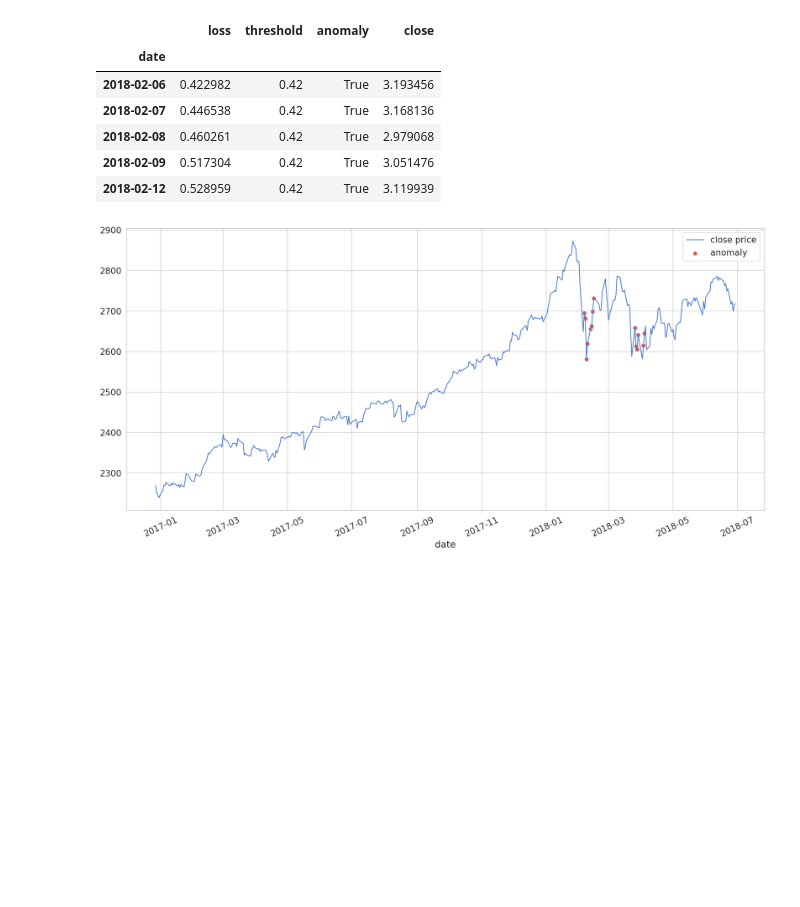
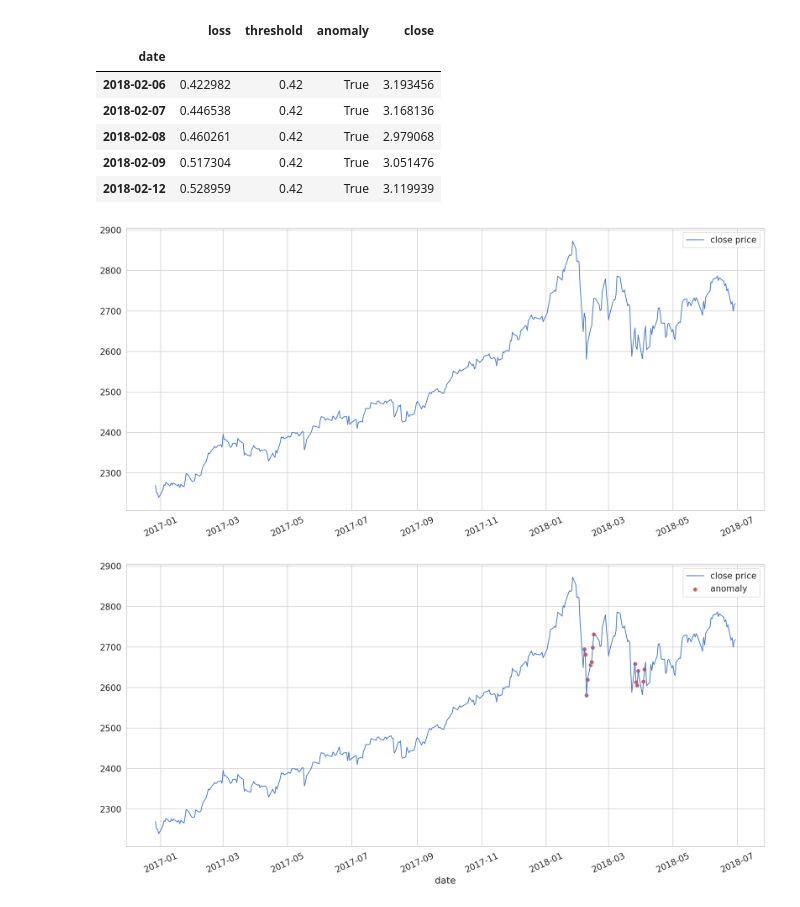
Before and after one commit to ravijoe/anomaly_detection_using_lstm, a Jupyter notebook: anomaly_detection.ipynb, the cells around one changed output. Saved outputs shown, nothing was run; the diff lists cells and outputs as text; code cells hidden in the pictures; blank space fills up the shorter version.

```diff
--- a/anomaly_detection.ipynb
+++ b/anomaly_detection.ipynb
@@ -238,6 +238,24 @@ anomalies.head()
 | 2018-02-08 | 0.460261 | 0.42 | True | 2.979068 |
 | 2018-02-09 | 0.517304 | 0.42 | True | 3.051476 |
 | 2018-02-12 | 0.528959 | 0.42 | True | 3.119939 |
+# %%
+plt.plot(
+  test[TIME_STEPS:].index,
+  scaler.inverse_transform(test[TIME_STEPS:].close),
+  label='close price'
+);
+
+# sns.scatterplot(
+#   anomalies.index,
+#   scaler.inverse_transform(anomalies.close),
+#   color=sns.color_palette()[3],
+#   s=72,
+#   label='anomaly'
+# )
+plt.xticks(rotation=25)
+plt.legend();
+# %% [output]
+[figure, added]
 # %%
 plt.plot(
   test[TIME_STEPS:].index,
```
